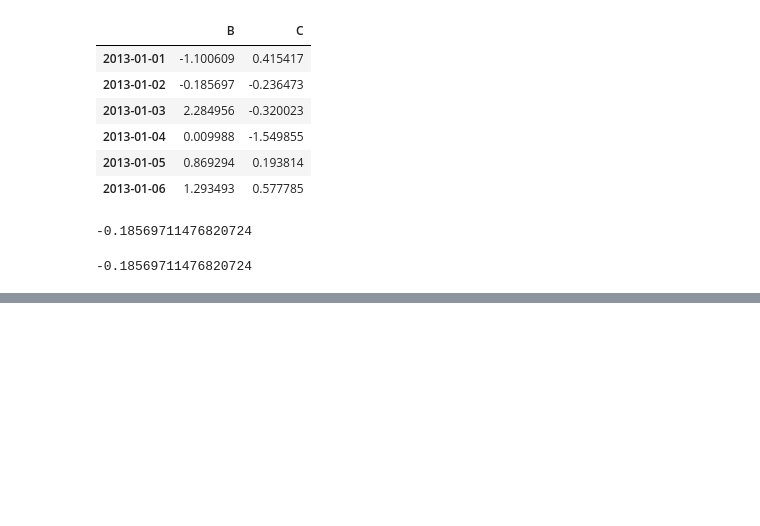
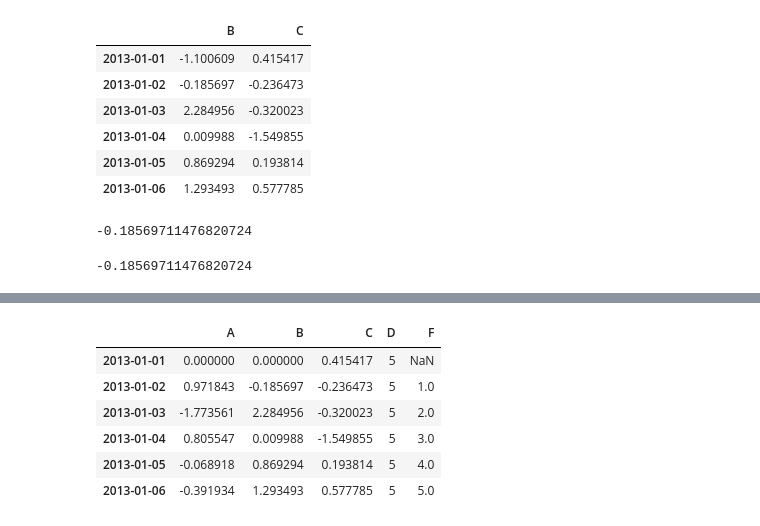
Before and after one commit to Mushaddict/Python, a Jupyter notebook: Pands入门教程/十分钟入门Pandas.ipynb, the cells around one changed output, grey strips where cells are left out. Saved outputs shown, nothing was run; the diff lists cells and outputs as text; code cells hidden in the pictures; blank space fills up the shorter version.

```diff
--- a/Pands入门教程/十分钟入门Pandas.ipynb
+++ b/Pands入门教程/十分钟入门Pandas.ipynb
@@ -353,0 +439,12 @@ df.iat[1, 1]
+# %%
+df.loc[:, 'D'] = np.array([5] * len(df))
+# %%
+df
+# %% [output]
+|  | A | B | C | D | F |
+| 2013-01-01 | 0.000000 | 0.000000 | 0.415417 | 5 | NaN |
+| 2013-01-02 | 0.971843 | -0.185697 | -0.236473 | 5 | 1.0 |
+| 2013-01-03 | -1.773561 | 2.284956 | -0.320023 | 5 | 2.0 |
+| 2013-01-04 | 0.805547 | 0.009988 | -1.549855 | 5 | 3.0 |
+| 2013-01-05 | -0.068918 | 0.869294 | 0.193814 | 5 | 4.0 |
+| 2013-01-06 | -0.391934 | 1.293493 | 0.577785 | 5 | 5.0 |
```
Also changed, not shown: parts of 18 cells of this notebook.
